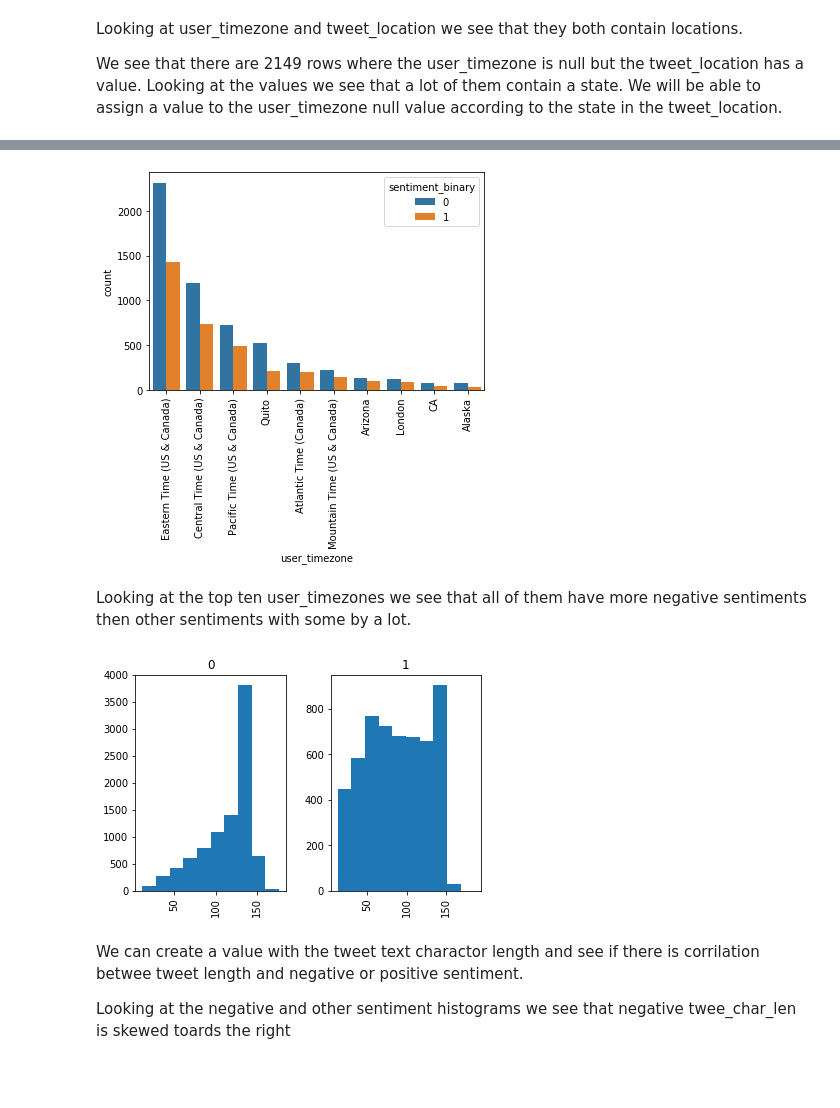
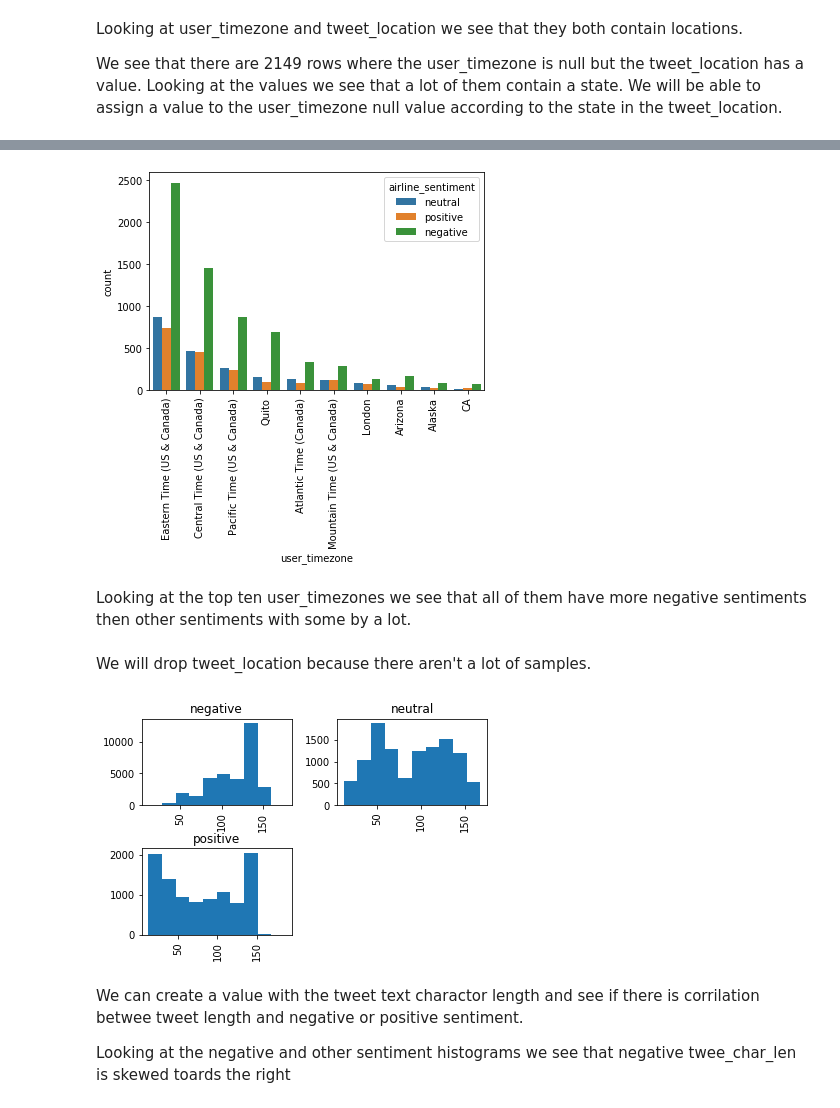
Before and after one commit to willjdew/Airline-Twitter-Sentiment, a Jupyter notebook: notebooks/Twitter_US_Airline_ Sentiment.ipynb, the cells around one changed output, grey strips where cells are left out. Cells and saved outputs as stored; diff of their text form; code cells hidden in the pictures; blank space fills up the shorter version.

```diff
--- a/notebooks/Twitter_US_Airline_ Sentiment.ipynb
+++ b/notebooks/Twitter_US_Airline_ Sentiment.ipynb
@@ -101,3 +105,5 @@ for i, c in enumerate(columns, start=1):
+# %%
+df_1 = df_1.drop(['negativereason', 'name'], axis=1)
 # %% [markdown]
 The graphs above show us the top ten most frequent values in the categorical columns.  We see that columns name, tweet_created, tweet_location have very low counts.  But looking at tweet_created as a different type of date would probably bring the counts up.  We could do day of week, hour, or month date.
 # %%
@@ -111,3 +117,13 @@ chart = sns.countplot(x='day', data=df_1, hue='sentiment_binary');
+# %%
+# Create list of the non top ten inthe user_timezone
+user_timezone_lowest = list(df_1['user_timezone'].value_counts().tail(842).index)
+# create a dummie matrix of user_timezone
+df_day = pd.get_dummies(df_1['day'])
+df_day =df_day.rename(columns={0: 'Monday', 1: 'Tuesday', 2: 'Wednesday', 3: 'Thursday', 4: 'Friday', 5: 'Saturday', 6: 'Sunday'})
+# add tweet_id to dummies matrix and merge with original dataframe
+df_day['tweet_id'] = df_1['tweet_id']
+
+df_1 = pd.merge(df_1, df_day, on='tweet_id')
 # %% [markdown]
 We see that most tweets were created on Monday, Tuesday, and Saturday.
 # %%
@@ -221,18 +235,37 @@ Alaska                          108
 Name: user_timezone, dtype: int64
 # %%
-chart = sns.countplot(x ='user_timezone', hue='sentiment_binary',
+chart = sns.countplot(x ='user_timezone', hue='airline_sentiment',
               data=df_1, order=df_1['user_timezone'].value_counts().iloc[:10].index)
 chart.set_xticklabels(chart.get_xticklabels(), rotation=90);
 # %% [output]
-[figure, old version]
+[figure, new version]
 # %% [markdown]
 Looking at the top ten user_timezones we see that all of them have more negative sentiments then other sentiments with some by a lot.
+# %%
+# Create list of the non top ten inthe user_timezone
+user_timezone_lowest = list(df_1['user_timezone'].value_counts().tail(842).index)
+# create a dummie matrix of user_timezone
+df_ut = pd.get_dummies(df_1['user_timezone'])
+# create other_timezone column and fill with zero
+df_ut['other_timezone'] = 0
+# combine non top ten user_timezone into other_timezone column
+for c in user_timezone_lowest:
+    df_ut['other_timezone'] = df_ut['other_timezone'] + df_ut[c]
+    df_ut = df_ut.drop(c, axis=1)
+# add tweet_id to dummies matrix and merge with original dataframe
+df_ut['tweet_id'] = df_1['tweet_id']
+
+df_1 = pd.merge(df_1, df_ut, on='tweet_id')
+# %%
+df_1 = df_1.drop('tweet_location', axis=1)
+# %% [markdown]
+We will drop tweet_location because there aren't a lot of samples.
 # %%
 df_1['tweet_char_len'] = df_1['text'].str.len()
 # %%
-df_1.hist(column='tweet_char_len', by='sentiment_binary');
+df_1.hist(column='tweet_char_len', by='airline_sentiment');
 # %% [output]
-[figure, old version]
+[figure, new version]
 # %% [markdown]
 We can create a value with the tweet text charactor length and see if there is corrilation betwee tweet length and negative or positive sentiment.
 
```
Also changed, not shown: parts of 39 cells of this notebook.
